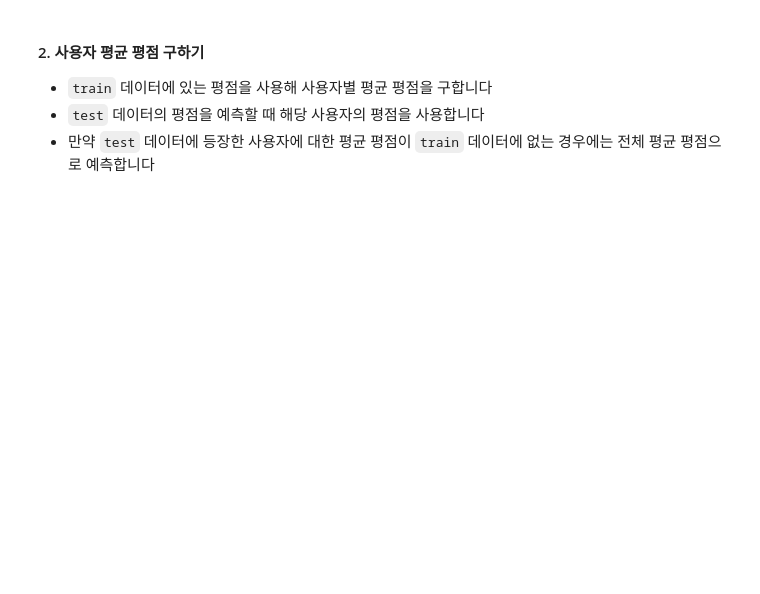
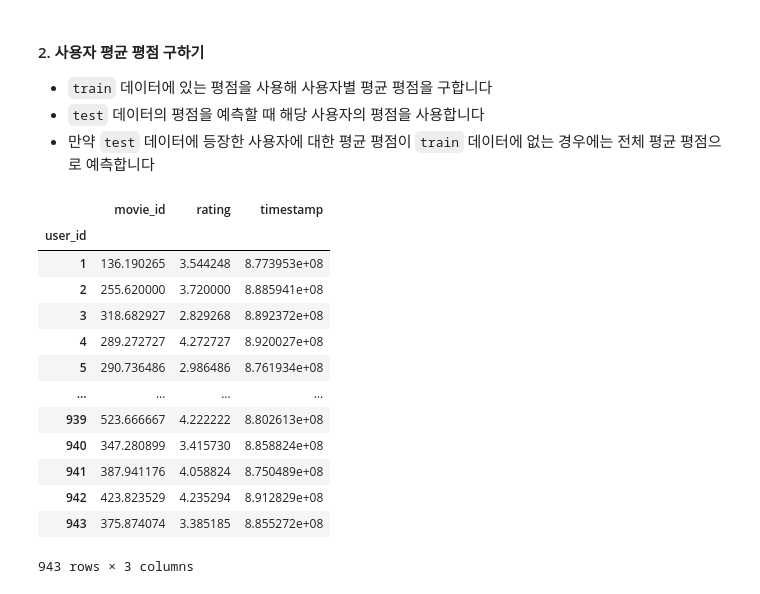
Before and after one commit to pray92/recommendation_system, a Jupyter notebook: recommendation_system_week_1st_practice.ipynb, the cells around one changed output. Saved outputs shown, nothing was run; the diff lists cells and outputs as text; code cells hidden in the pictures; blank space fills up the shorter version.

```diff
--- a/recommendation_system_week_1st_practice.ipynb
+++ b/recommendation_system_week_1st_practice.ipynb
@@ -1642,3 +1709,21 @@ test 데이터에 존재하나 train 데이터에 등장 안하는 영화 수 :
 - `train` 데이터에 있는 평점을 사용해 사용자별 평균 평점을 구합니다
 - `test` 데이터의 평점을 예측할 때 해당 사용자의 평점을 사용합니다
 - 만약 `test` 데이터에 등장한 사용자에 대한 평균 평점이 `train` 데이터에 없는 경우에는 전체 평균 평점으로 예측합니다
+# %%
+train_user_df = train_df.groupby('user_id').mean()
+train_user_df
+# %% [output]
+|  | movie_id | rating | timestamp |
+| user_id |  |  |  |
+| 1 | 136.190265 | 3.544248 | 8.773953e+08 |
+| 2 | 255.620000 | 3.720000 | 8.885941e+08 |
+| 3 | 318.682927 | 2.829268 | 8.892372e+08 |
+| 4 | 289.272727 | 4.272727 | 8.920027e+08 |
+| 5 | 290.736486 | 2.986486 | 8.761934e+08 |
+| ... | ... | ... | ... |
+| 939 | 523.666667 | 4.222222 | 8.802613e+08 |
+| 940 | 347.280899 | 3.415730 | 8.858824e+08 |
+| 941 | 387.941176 | 4.058824 | 8.750489e+08 |
+| 942 | 423.823529 | 4.235294 | 8.912829e+08 |
+| 943 | 375.874074 | 3.385185 | 8.855272e+08 |
+943 rows × 3 columns
```
Also changed, not shown: parts of 9 cells of this notebook.
